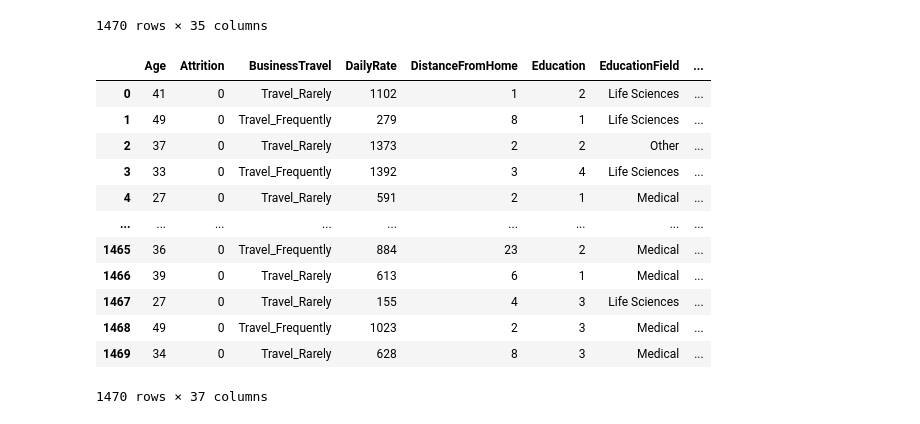
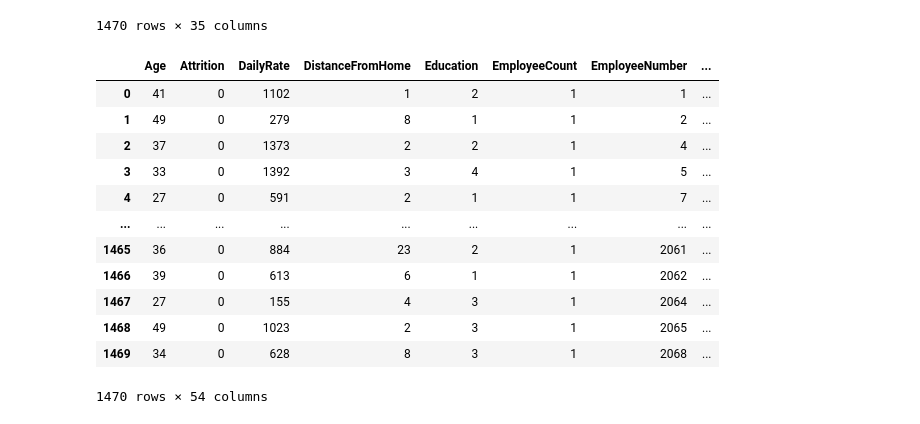
Before and after one commit to BarraHarrison/Employee-Attrition, a Jupyter notebook: employee_attrition.ipynb, the cells around one changed output. Drawn from its saved outputs; the diff is of its cells as text; code cells hidden in the pictures.

Commit message:
One-Hot Encoding for BusinessTravel, Department, EduactionField, JobRole, MaritalStatus

```diff
--- a/employee_attrition.ipynb
+++ b/employee_attrition.ipynb
@@ -54,19 +54,24 @@ data_frame
 # %%
 # BusinessTravel, Department, EduactionField, JobRole, MaritalStatus
 
-data_frame.join(pd.get_dummies(data_frame["BusinessTravel"])).drop("BusinessTravel", axis=1)
-data_frame.join(pd.get_dummies(data_frame["Department"], prefix="Department")).drop("Department", axis=1)
+data_frame = data_frame.join(pd.get_dummies(data_frame["BusinessTravel"])).drop("BusinessTravel", axis=1)
+data_frame = data_frame.join(pd.get_dummies(data_frame["Department"], prefix="Department")).drop("Department", axis=1)
+data_frame = data_frame.join(pd.get_dummies(data_frame["EducationField"], prefix="Education")).drop("EducationField", axis=1)
+data_frame = data_frame.join(pd.get_dummies(data_frame["JobRole"], prefix="Role")).drop("JobRole", axis=1)
+data_frame = data_frame.join(pd.get_dummies(data_frame["MaritalStatus"], prefix="Status")).drop("MaritalStatus", axis=1)
-# %% [output]
-|  | Age | Attrition | BusinessTravel | DailyRate | DistanceFromHome | Education | EducationField | ... |
-| 0 | 41 | 0 | Travel_Rarely | 1102 | 1 | 2 | Life Sciences | ... |
-| 1 | 49 | 0 | Travel_Frequently | 279 | 8 | 1 | Life Sciences | ... |
-| 2 | 37 | 0 | Travel_Rarely | 1373 | 2 | 2 | Other | ... |
-| 3 | 33 | 0 | Travel_Frequently | 1392 | 3 | 4 | Life Sciences | ... |
-| 4 | 27 | 0 | Travel_Rarely | 591 | 2 | 1 | Medical | ... |
-| ... | ... | ... | ... | ... | ... | ... | ... | ... |
-| 1465 | 36 | 0 | Travel_Frequently | 884 | 23 | 2 | Medical | ... |
-| 1466 | 39 | 0 | Travel_Rarely | 613 | 6 | 1 | Medical | ... |
-| 1467 | 27 | 0 | Travel_Rarely | 155 | 4 | 3 | Life Sciences | ... |
-| 1468 | 49 | 0 | Travel_Frequently | 1023 | 2 | 3 | Medical | ... |
-| 1469 | 34 | 0 | Travel_Rarely | 628 | 8 | 3 | Medical | ... |
-1470 rows × 37 columns
+# %%
+data_frame
+# %% [output]
+|  | Age | Attrition | DailyRate | DistanceFromHome | Education | EmployeeCount | EmployeeNumber | ... |
+| 0 | 41 | 0 | 1102 | 1 | 2 | 1 | 1 | ... |
+| 1 | 49 | 0 | 279 | 8 | 1 | 1 | 2 | ... |
+| 2 | 37 | 0 | 1373 | 2 | 2 | 1 | 4 | ... |
+| 3 | 33 | 0 | 1392 | 3 | 4 | 1 | 5 | ... |
+| 4 | 27 | 0 | 591 | 2 | 1 | 1 | 7 | ... |
+| ... | ... | ... | ... | ... | ... | ... | ... | ... |
+| 1465 | 36 | 0 | 884 | 23 | 2 | 1 | 2061 | ... |
+| 1466 | 39 | 0 | 613 | 6 | 1 | 1 | 2062 | ... |
+| 1467 | 27 | 0 | 155 | 4 | 3 | 1 | 2064 | ... |
+| 1468 | 49 | 0 | 1023 | 2 | 3 | 1 | 2065 | ... |
+| 1469 | 34 | 0 | 628 | 8 | 3 | 1 | 2068 | ... |
+1470 rows × 54 columns
```
